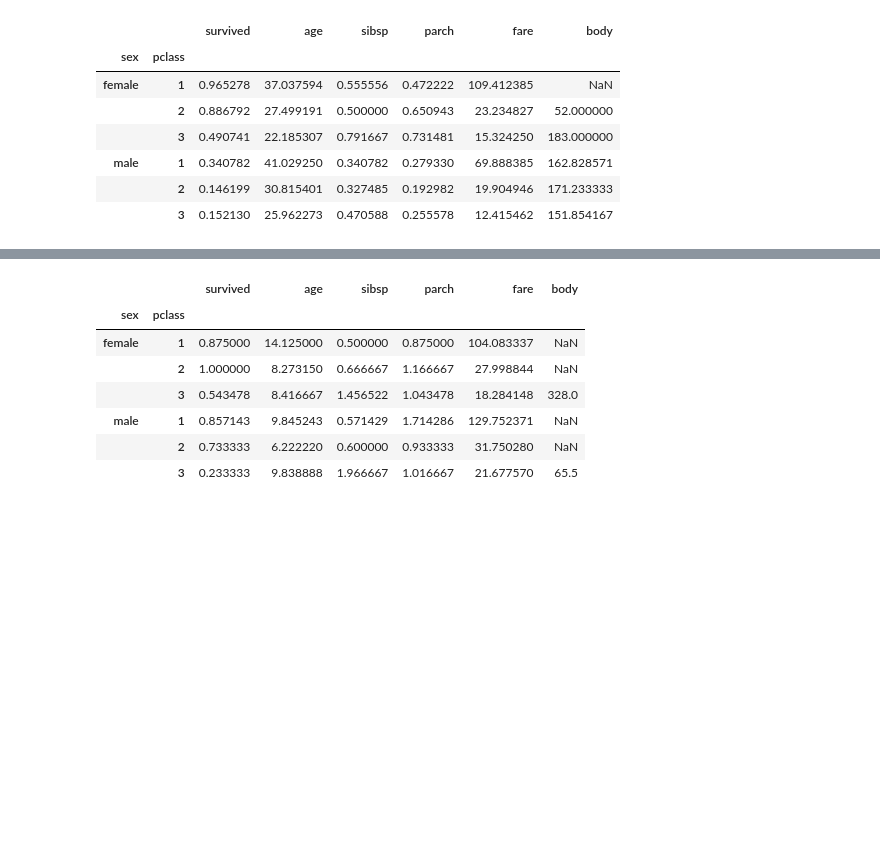
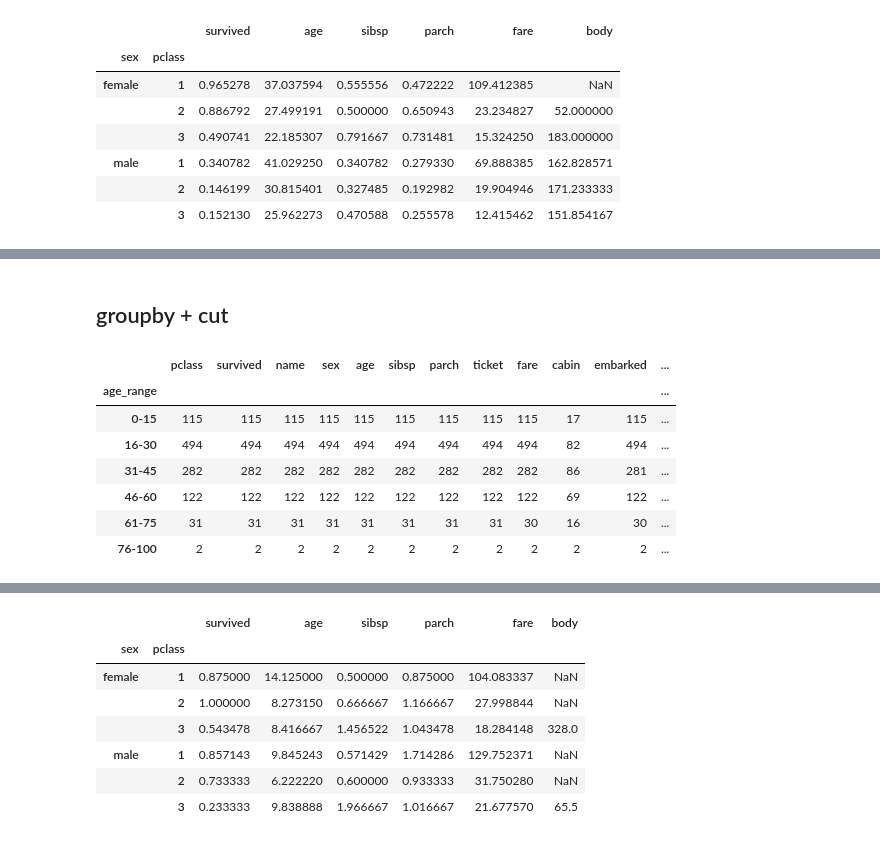
Before and after one commit to NCKU-IDS-2021/TA_Pandas, a Jupyter notebook: TA_Class_II_Pandas.ipynb, the cells around one changed output, grey strips where cells are left out. Saved outputs shown, nothing was run; the diff lists cells and outputs as text; code cells hidden in the pictures; blank space fills up the shorter version.

```diff
--- a/TA_Class_II_Pandas.ipynb
+++ b/TA_Class_II_Pandas.ipynb
@@ -144,0 +171,13 @@ df.groupby(['sex','pclass']).mean()
+# %% [markdown]
+## groupby + cut
+# %%
+df.groupby(['age_range']).count()
+# %% [output]
+|  | pclass | survived | name | sex | age | sibsp | parch | ticket | fare | cabin | embarked | ... |
+| age_range |  |  |  |  |  |  |  |  |  |  |  | ... |
+| 0-15 | 115 | 115 | 115 | 115 | 115 | 115 | 115 | 115 | 115 | 17 | 115 | ... |
+| 16-30 | 494 | 494 | 494 | 494 | 494 | 494 | 494 | 494 | 494 | 82 | 494 | ... |
+| 31-45 | 282 | 282 | 282 | 282 | 282 | 282 | 282 | 282 | 282 | 86 | 281 | ... |
+| 46-60 | 122 | 122 | 122 | 122 | 122 | 122 | 122 | 122 | 122 | 69 | 122 | ... |
+| 61-75 | 31 | 31 | 31 | 31 | 31 | 31 | 31 | 31 | 30 | 16 | 30 | ... |
+| 76-100 | 2 | 2 | 2 | 2 | 2 | 2 | 2 | 2 | 2 | 2 | 2 | ... |
```
Also changed, not shown: parts of 8 cells of this notebook.
